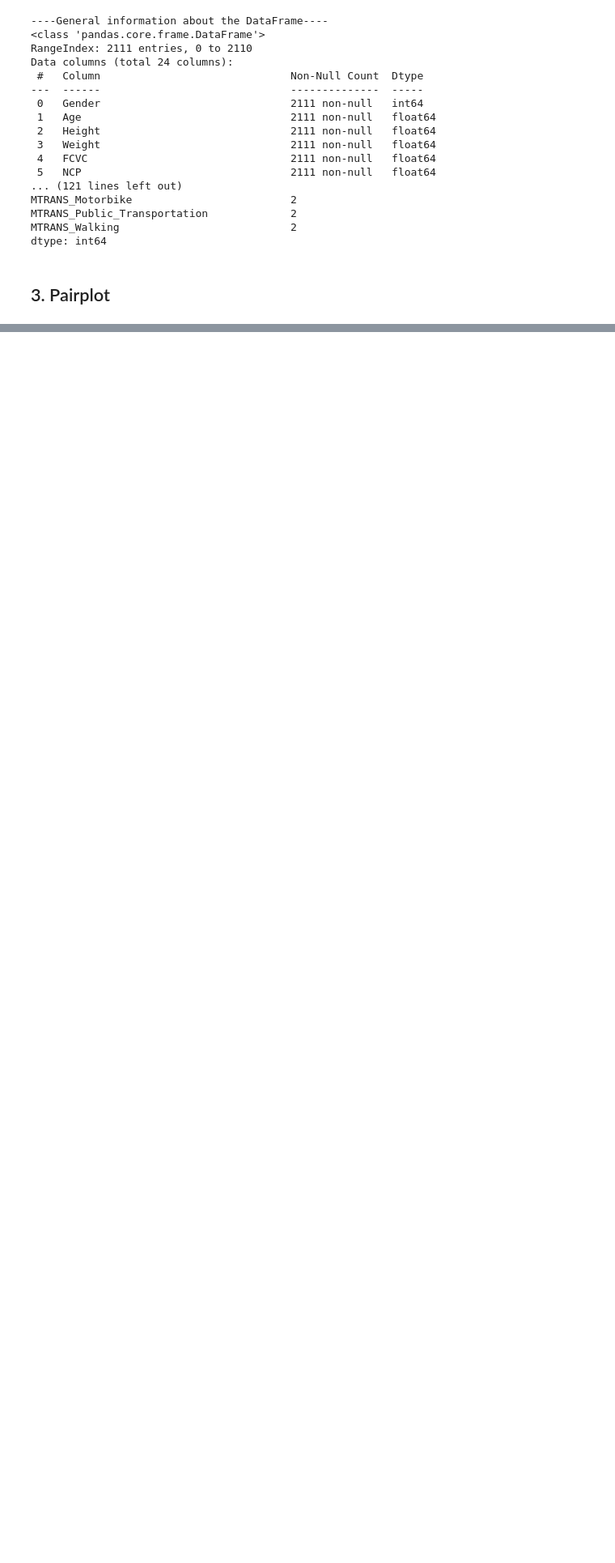
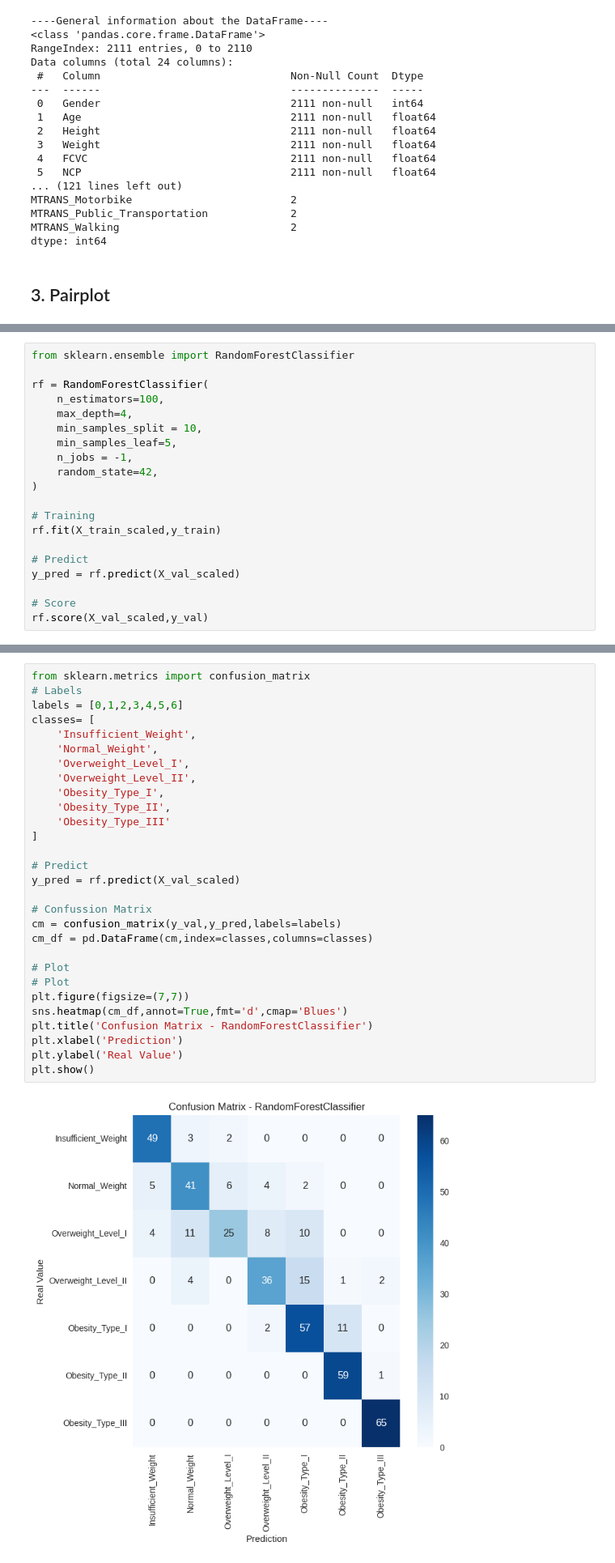
Before and after one commit to AndrsGzRo/Predicting-Obesity-Levels-with-Machine-Learning, a Jupyter notebook: Predicting_Obesity_Levels_MI.ipynb, the cells around one changed output, grey strips where cells are left out. Shown at 81% size. Cells and saved outputs as stored; diff of their text form; blank space fills up the shorter version.

```diff
--- a/Predicting_Obesity_Levels_MI.ipynb
+++ b/Predicting_Obesity_Levels_MI.ipynb
@@ -241,0 +304,20 @@ plt.show()
+# %%
+from sklearn.ensemble import RandomForestClassifier
+
+rf = RandomForestClassifier(
+    n_estimators=100,
+    max_depth=4,
+    min_samples_split = 10,
+    min_samples_leaf=5,
+    n_jobs = -1,
+    random_state=42,
+)
+
+# Training
+rf.fit(X_train_scaled,y_train)
+
+# Predict
+y_pred = rf.predict(X_val_scaled)
+
+# Score
+rf.score(X_val_scaled,y_val)
@@ -241,0 +328,31 @@ plt.show()
+# %%
+from sklearn.metrics import confusion_matrix
+# Labels
+labels = [0,1,2,3,4,5,6]
+classes= [
+    'Insufficient_Weight',
+    'Normal_Weight',
+    'Overweight_Level_I',
+    'Overweight_Level_II',
+    'Obesity_Type_I',
+    'Obesity_Type_II',
+    'Obesity_Type_III'
+]
+
+# Predict
+y_pred = rf.predict(X_val_scaled)
+
+# Confussion Matrix
+cm = confusion_matrix(y_val,y_pred,labels=labels)
+cm_df = pd.DataFrame(cm,index=classes,columns=classes)
+
+# Plot
+# Plot
+plt.figure(figsize=(7,7))
+sns.heatmap(cm_df,annot=True,fmt='d',cmap='Blues')
+plt.title('Confusion Matrix - RandomForestClassifier')
+plt.xlabel('Prediction')
+plt.ylabel('Real Value')
+plt.show()
+# %% [output]
+[figure, added]
```
Also changed, not shown: parts of 13 cells of this notebook.
